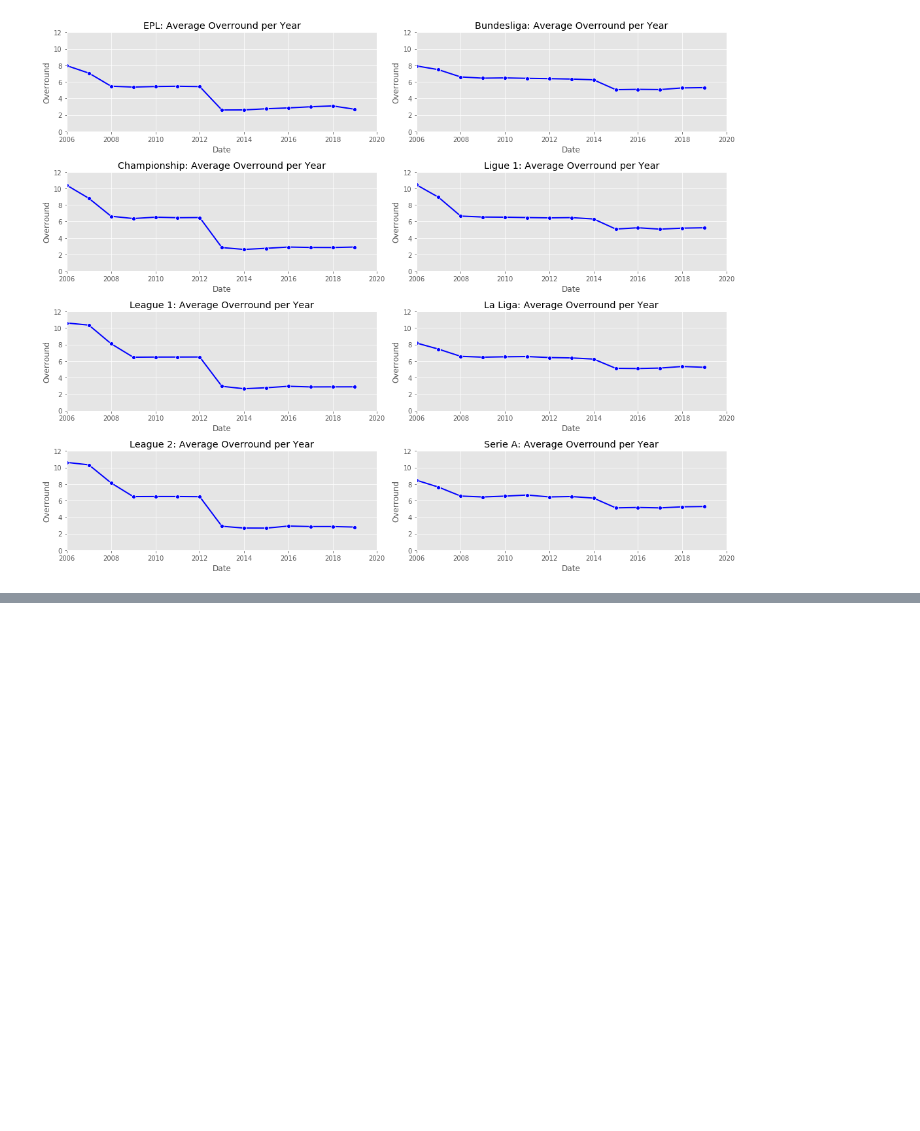
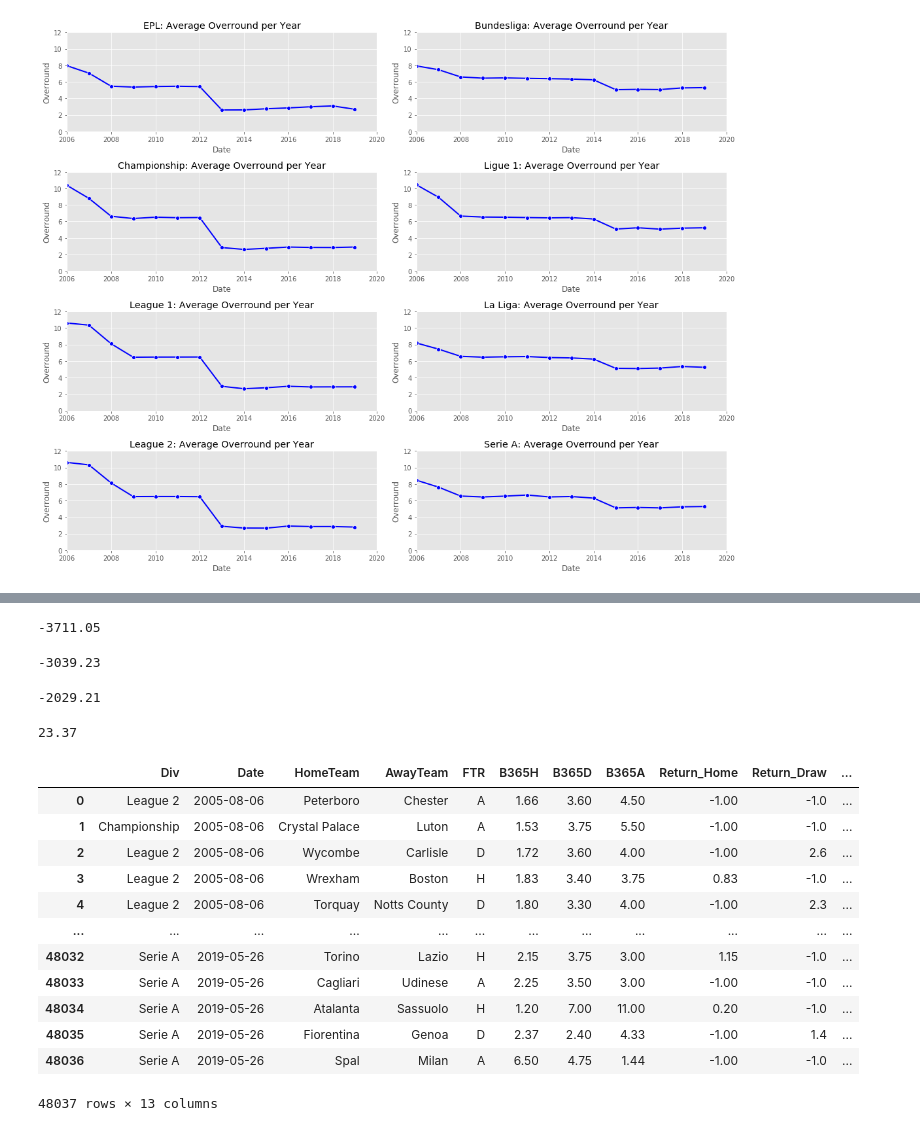
Before and after one commit to Jandrews97/Football-Data-Analysis-Notebook, a Jupyter notebook: Football-Data.co.uk_data.ipynb, the cells around one changed output, grey strips where cells are left out. Drawn from its saved outputs; the diff is of its cells as text; code cells hidden in the pictures; blank space fills up the shorter version.

```diff
--- a/Football-Data.co.uk_data.ipynb
+++ b/Football-Data.co.uk_data.ipynb
@@ -793,0 +847,19 @@ plt.title("Home Odds vs Away Odds");
+# %%
+df_bet = df[["Div", "Date", "HomeTeam", "AwayTeam", "FTR", "B365H", "B365D", "B365A"]]
+# %%
+def bet_return(choice, x):
+
+    """Unit Stake"""
+
+    if choice == "H" and x["FTR"] == "H":
+        return x["B365H"] - 1
+    elif choice == "D" and x["FTR"] == "D":
+        return x["B365D"] - 1
+    elif choice == "A" and x["FTR"] == "A":
+        return x["B365A"] - 1
+    else:
+        return -1
+# %%
+df_bet["Return_Home"] = df_bet.apply(lambda x: bet_return("H", x), axis=1)
+df_bet["Return_Draw"] = df_bet.apply(lambda x: bet_return("D", x), axis=1)
+df_bet["Return_Away"] = df_bet.apply(lambda x: bet_return("A", x), axis=1)
@@ -793,0 +876,33 @@ plt.title("Home Odds vs Away Odds");
+# %%
+# bet on an away win every time
+df_bet["Return_Away"].sum().round(2)
+# %% [output]
+-3711.05
+# %%
+# bet at random, do this 10 times and take the average
+lst = ["Return_Home", "Return_Draw", "Return_Away"]
+ret_list = []
+for j in range(10):
+    ret = 0
+    for i in df_bet.index:
+        ret += df_bet[random.choice(lst)][i]
+    ret_list.append(ret)
+
+np.mean(ret_list).round(2)
+# %% [output]
+-3039.23
+# %%
+# always bet on the favourite
+df_bet["Favourite"] = df_bet[["B365H", "B365D", "B365A"]].idxmin(axis=1)
+ret = 0
+for i in df_bet.index:
+    if df_bet.iloc[i]["Favourite"].endswith("H"):
+        ret += df_bet.iloc[i]["Return_Home"]
+    elif df_bet.iloc[i]["Favourite"].endswith("D"):
+        ret += df_bet.iloc[i]["Return_Draw"]
+    else:
+        ret += df_bet.iloc[i]["Return_Away"]
+
+ret.round(2)
+# %% [output]
+-2029.21
@@ -793,0 +925,23 @@ plt.title("Home Odds vs Away Odds");
+# %%
+# Leicester during their title winning season
+bet_team("Leicester", "2015-08-07", "2016-05-17")
+# %% [output]
+23.37
+# %%
+# bet on teams who have won their last x games
+df_bet["Winner"] = df_bet.apply(lambda x: winning_team(x), axis = 1)
+df_bet
+# %% [output]
+|  | Div | Date | HomeTeam | AwayTeam | FTR | B365H | B365D | B365A | Return_Home | Return_Draw | ... |
+| 0 | League 2 | 2005-08-06 | Peterboro | Chester | A | 1.66 | 3.60 | 4.50 | -1.00 | -1.0 | ... |
+| 1 | Championship | 2005-08-06 | Crystal Palace | Luton | A | 1.53 | 3.75 | 5.50 | -1.00 | -1.0 | ... |
+| 2 | League 2 | 2005-08-06 | Wycombe | Carlisle | D | 1.72 | 3.60 | 4.00 | -1.00 | 2.6 | ... |
+| 3 | League 2 | 2005-08-06 | Wrexham | Boston | H | 1.83 | 3.40 | 3.75 | 0.83 | -1.0 | ... |
+| 4 | League 2 | 2005-08-06 | Torquay | Notts County | D | 1.80 | 3.30 | 4.00 | -1.00 | 2.3 | ... |
+| ... | ... | ... | ... | ... | ... | ... | ... | ... | ... | ... | ... |
+| 48032 | Serie A | 2019-05-26 | Torino | Lazio | H | 2.15 | 3.75 | 3.00 | 1.15 | -1.0 | ... |
+| 48033 | Serie A | 2019-05-26 | Cagliari | Udinese | A | 2.25 | 3.50 | 3.00 | -1.00 | -1.0 | ... |
+| 48034 | Serie A | 2019-05-26 | Atalanta | Sassuolo | H | 1.20 | 7.00 | 11.00 | 0.20 | -1.0 | ... |
+| 48035 | Serie A | 2019-05-26 | Fiorentina | Genoa | D | 2.37 | 2.40 | 4.33 | -1.00 | 1.4 | ... |
+| 48036 | Serie A | 2019-05-26 | Spal | Milan | A | 6.50 | 4.75 | 1.44 | -1.00 | -1.0 | ... |
+48037 rows × 13 columns
```
Also changed, not shown: parts of 41 cells of this notebook, 5 other files.
